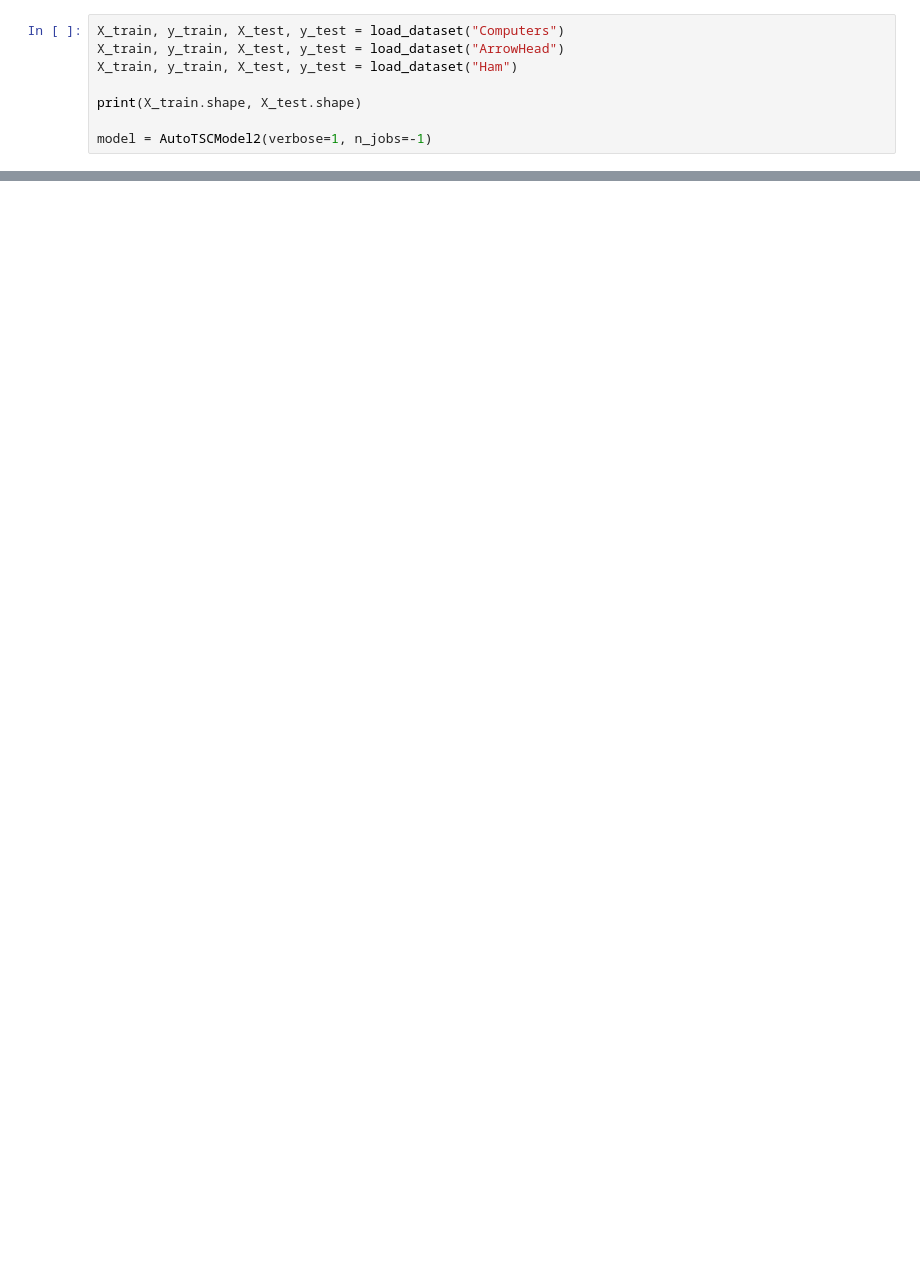
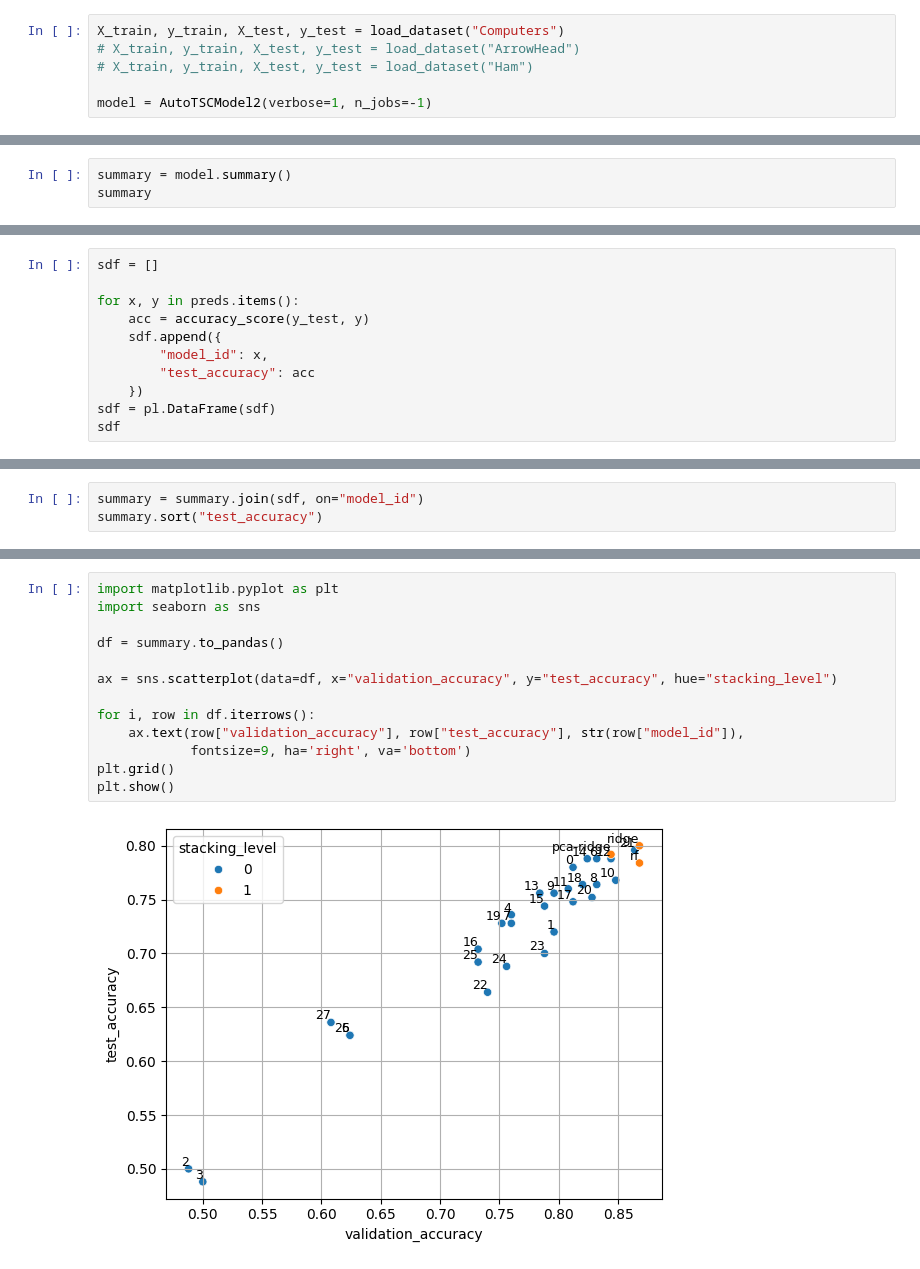
Before and after one commit to gasperpetelin/AutoTSC, a Jupyter notebook: 003-model-all.ipynb, the cells around one changed output, grey strips where cells are left out. Drawn from its saved outputs; the diff is of its cells as text; blank space fills up the shorter version.

```diff
--- a/003-model-all.ipynb
+++ b/003-model-all.ipynb
@@ -11,9 +11,7 @@ import os
 To enable the following instructions: AVX2 FMA, in other operations, rebuild TensorFlow with the appropriate compiler flags.
 # %%
 X_train, y_train, X_test, y_test = load_dataset("Computers")
-X_train, y_train, X_test, y_test = load_dataset("ArrowHead")
-X_train, y_train, X_test, y_test = load_dataset("Ham")
-
-print(X_train.shape, X_test.shape)
+# X_train, y_train, X_test, y_test = load_dataset("ArrowHead")
+# X_train, y_train, X_test, y_test = load_dataset("Ham")
 
 model = AutoTSCModel2(verbose=1, n_jobs=-1)
@@ -55,0 +35,3 @@ shape: (19, 6)
+# %%
+summary = model.summary()
+summary
@@ -91,0 +74,11 @@ NameError: name 'dsfdgd' is not defined
+# %%
+sdf = []
+
+for x, y in preds.items():
+    acc = accuracy_score(y_test, y)
+    sdf.append({
+        "model_id": x,
+        "test_accuracy": acc
+    })
+sdf = pl.DataFrame(sdf)
+sdf
@@ -91,0 +100,3 @@ NameError: name 'dsfdgd' is not defined
+# %%
+summary = summary.join(sdf, on="model_id")
+summary.sort("test_accuracy")
@@ -92,3 +118,18 @@ NameError: name 'dsfdgd' is not defined
+# %%
+import matplotlib.pyplot as plt
+import seaborn as sns
+
+df = summary.to_pandas()
+
+ax = sns.scatterplot(data=df, x="validation_accuracy", y="test_accuracy", hue="stacking_level")
+
+for i, row in df.iterrows():
+    ax.text(row["validation_accuracy"], row["test_accuracy"], str(row["model_id"]),
+            fontsize=9, ha='right', va='bottom')
+plt.grid()
+plt.show()
+# %% [output]
+[figure, added]
 # %%
 y_pred = model.predict(X_test)
 accuracy = accuracy_score(y_test, y_pred)
```
Also changed, not shown: parts of 22 cells of this notebook, 6 other files.
